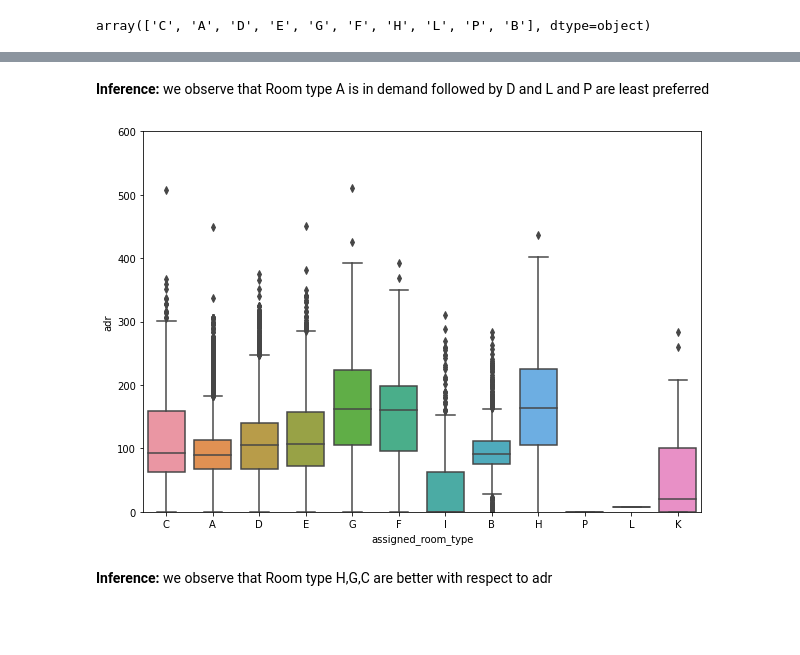
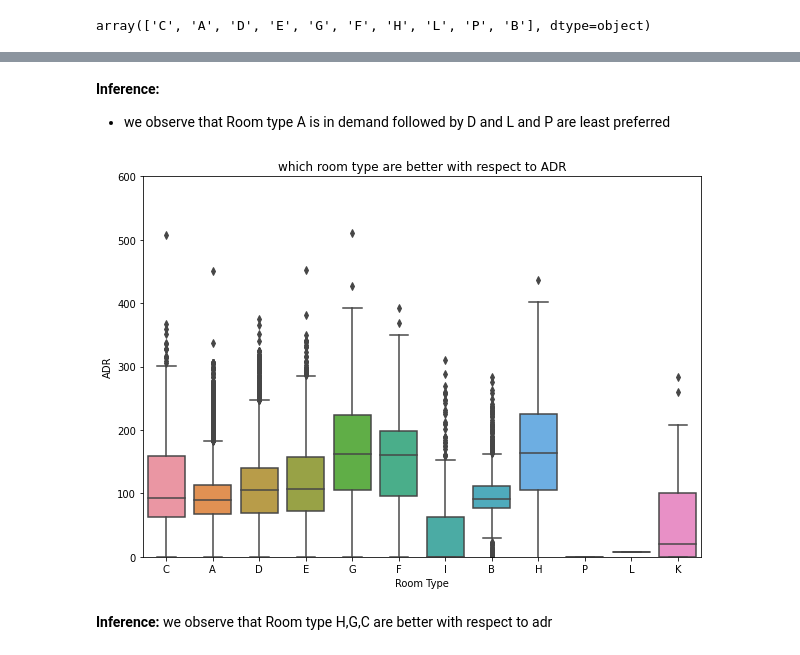
Before and after one commit to rimshaharmaen/EDA-Hotel-Booking-Analysis, a Jupyter notebook: Rimsha_Harmaen_Hotel_Booking.ipynb, the cells around one changed output, grey strips where cells are left out. Cells and saved outputs as stored; diff of their text form; code cells hidden in the pictures; blank space fills up the shorter version.

```diff
--- a/Rimsha_Harmaen_Hotel_Booking.ipynb
+++ b/Rimsha_Harmaen_Hotel_Booking.ipynb
@@ -72,3 +131,11 @@ df.describe()
+# %%
+df[['company']] = df[['company']].fillna(0)
+# %%
+df['country'].fillna('others', inplace = True)
+# %%
+df['children'].fillna(df['children'].mean(), inplace = True)
+# %%
+df[['agent']] = df[['agent']].fillna(0)
 # %% [markdown]
 # **Which Room type is in Demand??**
 # %%
@@ -100,13 +172,17 @@ room_type_demand_df.plot(x="assigned_room_type",y=["hotel"],kind="bar")
 # %% [markdown]
 **Inference:**
-we  observe that Room type A is in demand followed by D and L and P are least preferred
+*   we  observe that Room type A is in demand followed by D and L and P are least preferred
 # %%
+#find which room type are better with respect to ADR
 fig = plt.figure(figsize =(10,7))
 sns.boxplot( x = df['assigned_room_type'], y = df['adr'])
 plt.ylim(0, 600) #To set the range of Y-axis,we use ylim() method.
+plt.title("which room type are better with respect to ADR")
+plt.xlabel("Room Type")
+plt.ylabel("ADR")
 plt.show()
 # %% [output]
-[figure, old version]
+[figure, new version]
 # %% [markdown]
 **Inference:**
 we observe that Room type H,G,C are better with respect to adr
```
Also changed, not shown: parts of 48 cells of this notebook.
